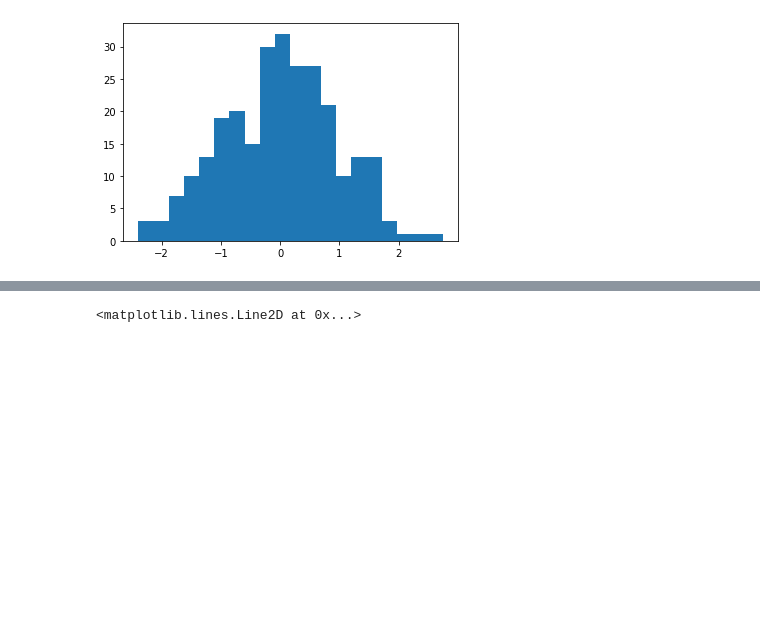
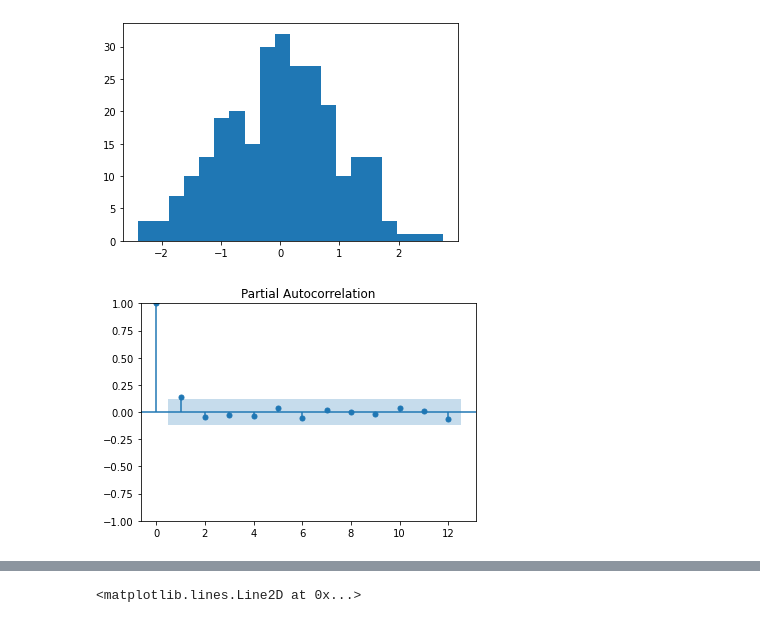
Before and after one commit to t0nychn/UG_thesis, a Jupyter notebook: Exploratory3.ipynb, the cells around one changed output, grey strips where cells are left out. Drawn from its saved outputs; the diff is of its cells as text; code cells hidden in the pictures; blank space fills up the shorter version.

```diff
--- a/Exploratory3.ipynb
+++ b/Exploratory3.ipynb
@@ -120,0 +123,4 @@ plt.show()
+# %%
+s = plot_pacf(model1.resid, lags=12, alpha=.05)
+# %% [output]
+[figure, added]
```
Also changed, not shown: parts of 7 cells of this notebook, 8 other files.
